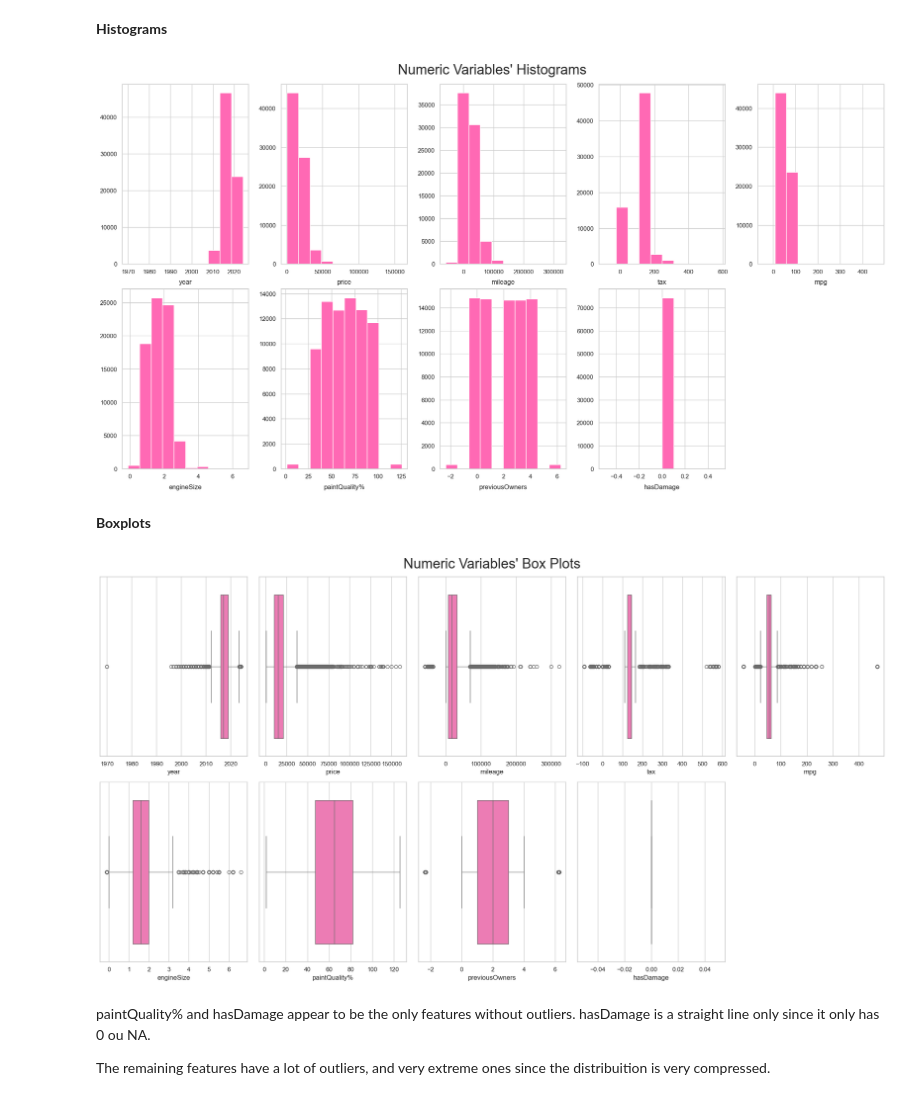
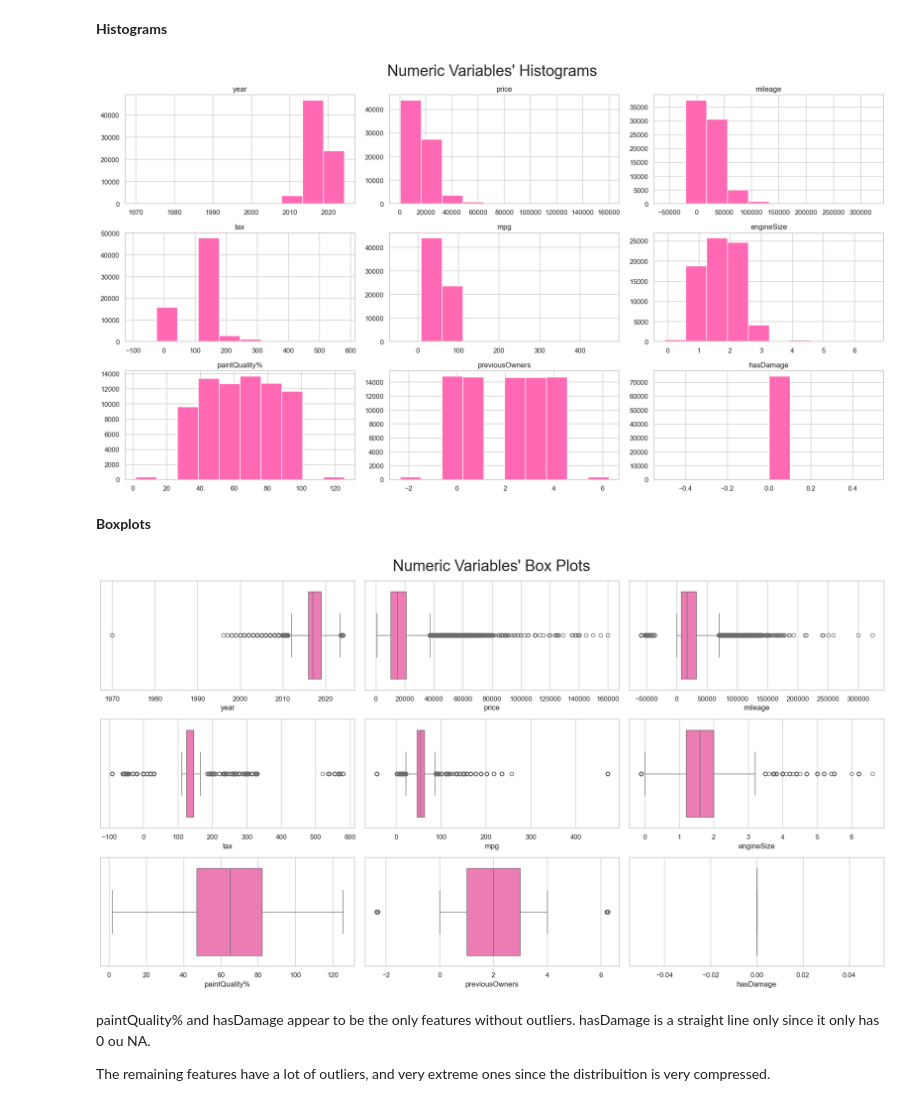
Before and after one commit to barbara-sousa-franco/Machine-Learning-Project, a Jupyter notebook: Deliverable 1.ipynb, the cells around one changed output. Cells and saved outputs as stored; diff of their text form; code cells hidden in the pictures.

```diff
--- a/Deliverable 1.ipynb
+++ b/Deliverable 1.ipynb
@@ -182,16 +185,11 @@ fuelType :
 # %%
 sns.set(style="whitegrid")
 
-fig, axes = plt.subplots(
-    2,
-    ceil(len(categorical_features) / 2),
-    figsize=(20, 11)
-    )
+fig, axes = plt.subplots(2, ceil(len(categorical_features) / 2), figsize=(20, 11))
 
 for ax, feat in zip(axes.flatten(), categorical_features):
     sns.countplot(x=df_train[feat], ax=ax,
                   order=df_train[feat].value_counts().index, color = 'hotpink')
-    ax.set_title(feat)
     ax.tick_params(axis='x', rotation=90)  # roda os labels no eixo x
 
 
@@ -317,29 +315,29 @@ df_train.describe()
 # %%
 # We will put all the numeric variables' histograms in one figure
 # Prepare figure. Create individual axes where each histogram will be placed
-fig, axes = plt.subplots(2, ceil(len(numeric_features) / 2 ), figsize = (20, 11))
+fig, axes = plt.subplots(ceil(len(numeric_features) / 3 ), 3, figsize=(18, 10))
 
 for ax, feat in zip(axes.flatten(), numeric_features):
     ax.hist(df_train[feat], color = 'hotpink')
-    ax.set_title(feat, y = -0.13)
+    ax.set_title(feat)
 
 # Delete empty plots
 for ax in axes.flatten()[len(numeric_features):]:
     ax.axis('off')
 
 # Add a centered title to the figure:
 plt.suptitle("Numeric Variables' Histograms", fontsize=25)
 
 plt.tight_layout()
 plt.show()
 # %% [output]
-[figure, old version]
+[figure, new version]
 # %% [markdown]
 **Boxplots**
 # %%
 # We will put all the numeric variables' histograms in one figure
 # Prepare figure. Create individual axes where each histogram will be placed
-fig, axes = plt.subplots(2, ceil(len(numeric_features) / 2 ), figsize = (20, 11))
+fig, axes = plt.subplots(ceil(len(numeric_features) / 3 ), 3, figsize = (18,10))
 
 for ax, feat in zip(axes.flatten(), numeric_features):
     sns.boxplot(x=df_train[feat], ax=ax, color='hotpink')
@@ -354,7 +352,7 @@ plt.suptitle("Numeric Variables' Box Plots", fontsize=25)
 plt.tight_layout()
 plt.show()
 # %% [output]
-[figure, old version]
+[figure, new version]
 # %% [markdown]
 paintQuality% and hasDamage appear to be the only features without outliers. hasDamage is a straight line only since it only has 0 ou NA.
 
```
Also changed, not shown: parts of 34 cells of this notebook.
